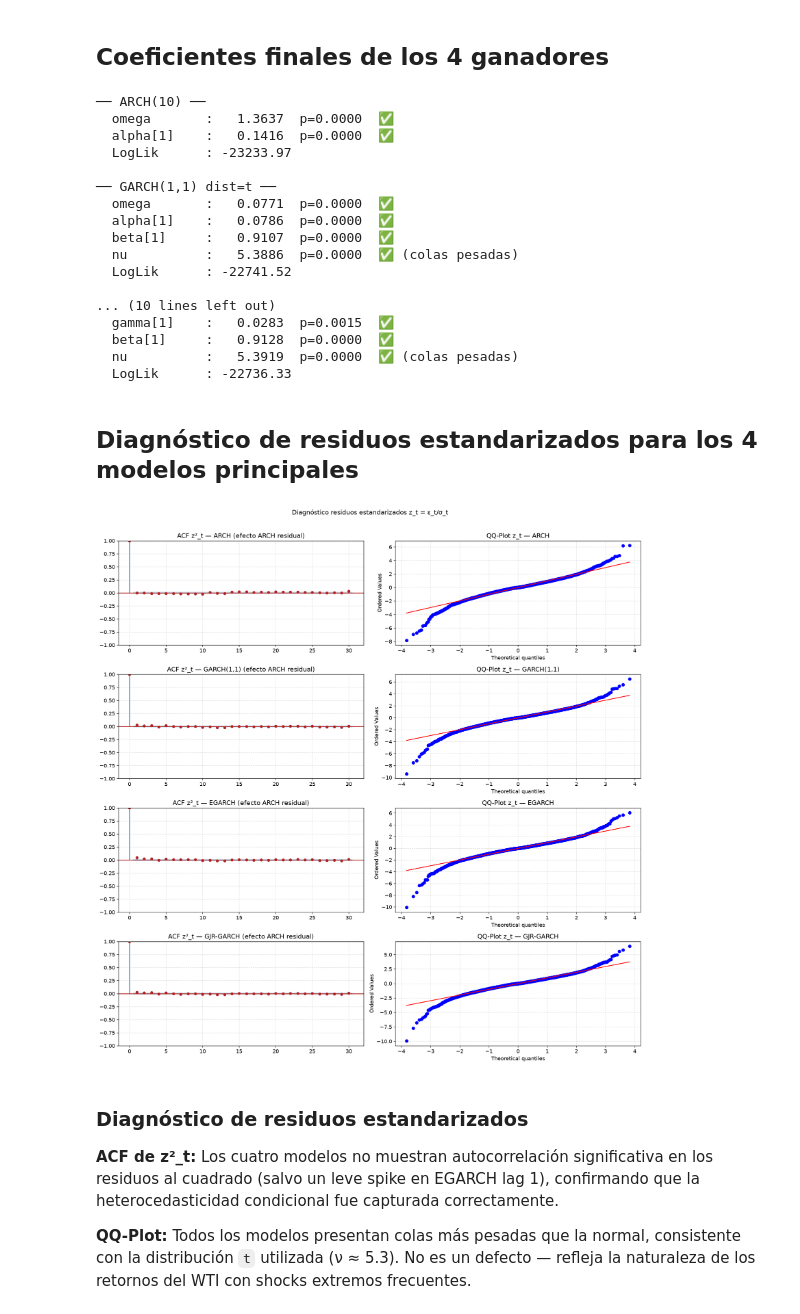
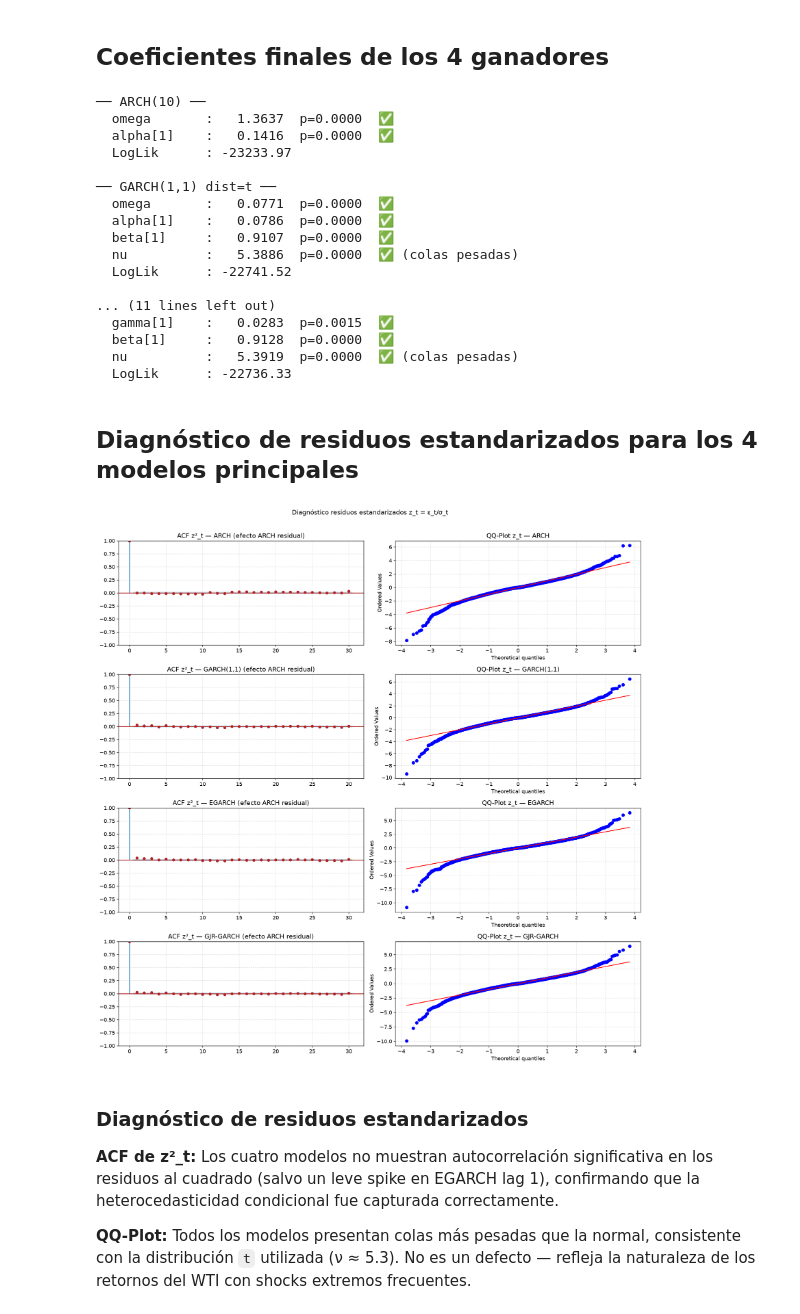
Before and after one commit to flopyromero/Proyecto-petr-leo-WTI-, a Jupyter notebook: tp4_tp5_wti.ipynb, the cells around one changed output. Saved outputs shown, nothing was run; the diff lists cells and outputs as text; code cells hidden in the pictures.

```diff
--- a/tp4_tp5_wti.ipynb
+++ b/tp4_tp5_wti.ipynb
@@ -1145,29 +1139,29 @@ $$\ln\sigma_t^2 = \omega + \sum_{i=1}^p \alpha_i(|\varepsilon_{t-i}| - E|\vareps
 El coeficiente $\gamma$ captura la **asimetría**: rentabilidades negativas tienden a
 tener mayor impacto en los mercados → se espera $\gamma < 0$.
 # %%
-# --- EGARCH(p,q) — múltiples órdenes ---
+# --- EGARCH(p,o,q) — múltiples órdenes ---
 modelos_egarch = {}
 rows_egarch = []
 
-for p, q in [(1,1), (1,2), (2,1), (2,2)]:
+for p, o, q in [(1,1,1), (1,1,2), (2,1,1), (2,1,2)]:
     for dist in ['normal', 't']:
-        label = f'EGARCH({p},{q}) dist={dist}'
+        label = f'EGARCH({p},{o},{q}) dist={dist}'
         try:
-            m = arch_model(residuos_100, vol='EGARCH', p=p, q=q, dist=dist).fit(disp='off')
+            m = arch_model(residuos_100, vol='EGARCH', p=p, o=o, q=q, dist=dist).fit(disp='off')
             modelos_egarch[label] = m
             rows_egarch.append({
                 'Modelo': label,
                 'LogLik': round(m.loglikelihood, 2),
                 'AIC': round(m.aic, 2),
                 'BIC': round(m.bic, 2),
-                'Params': p + q + 2
+                'Params': p + o + q + 2
             })
             print(f'{label} ajustado.')
         except Exception as e:
             print(f'{label}: {e}')
 
 df_egarch_comp = pd.DataFrame(rows_egarch).set_index('Modelo')
-print('\n─── Comparativa EGARCH(p,q) ───')
+print('\n─── Comparativa EGARCH(p,o,q) ───')
 display(df_egarch_comp.sort_values('BIC'))
 
 BEST_EGARCH = df_egarch_comp['BIC'].idxmin()
@@ -1328,7 +1329,7 @@ for nombre, m in todos_modelos.items():
   nu          :   5.3886  p=0.0000  ✅ (colas pesadas)
   LogLik      : -22741.52
 
-... (10 lines left out)
+... (11 lines left out)
   gamma[1]    :   0.0283  p=0.0015  ✅
   beta[1]     :   0.9128  p=0.0000  ✅
   nu          :   5.3919  p=0.0000  ✅ (colas pesadas)
@@ -1342,35 +1343,35 @@ for nombre, m in todos_modelos.items():
 modelos_principales = {
     'ARCH': modelos_arch.get(BEST_ARCH),
     'GARCH(1,1)': modelos_garch.get('GARCH(1,1) dist=t'),
-    'EGARCH': modelos_egarch.get('EGARCH(1,1) dist=t'),
+    'EGARCH': modelos_egarch.get(BEST_EGARCH),
     'GJR-GARCH': modelos_gjr.get('GJR-GARCH(1,1,1) dist=t'),
 }
 modelos_principales = {k: v for k,v in modelos_principales.items() if v is not None}
 
 fig, axes = plt.subplots(len(modelos_principales), 2,
                           figsize=(16, 4*len(modelos_principales)))
 if len(modelos_principales) == 1:
     axes = [axes]
 
 for i, (nombre, m) in enumerate(modelos_principales.items()):
     z = m.std_resid.dropna()
 
     # ACF de z_t^2
     plot_acf(z**2, lags=30, ax=axes[i][0],
              title=f'ACF z²_t — {nombre} (efecto ARCH residual)',
              alpha=0.05, color='firebrick')
     axes[i][0].grid(True, linestyle='--', alpha=0.4)
 
     # QQ-plot
     stats.probplot(z, dist='norm', plot=axes[i][1])
     axes[i][1].set_title(f'QQ-Plot z_t — {nombre}')
     axes[i][1].grid(True, linestyle='--', alpha=0.4)
 
 plt.suptitle('Diagnóstico residuos estandarizados z_t = ε_t/σ_t', fontsize=13, y=1.01)
 plt.tight_layout()
 plt.show()
 # %% [output]
-[figure, old version]
+[figure, new version]
 # %% [markdown]
 ### Diagnóstico de residuos estandarizados
 
```
Also changed, not shown: parts of 12 cells of this notebook.
